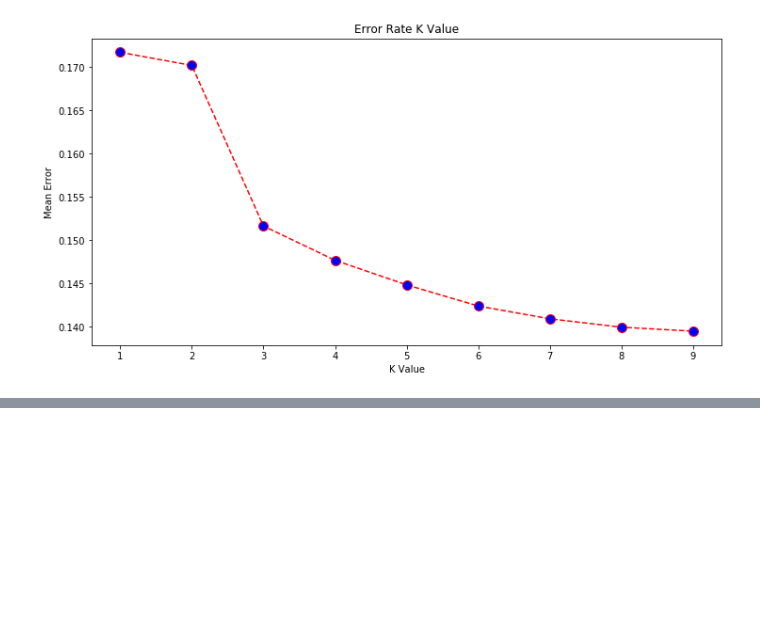
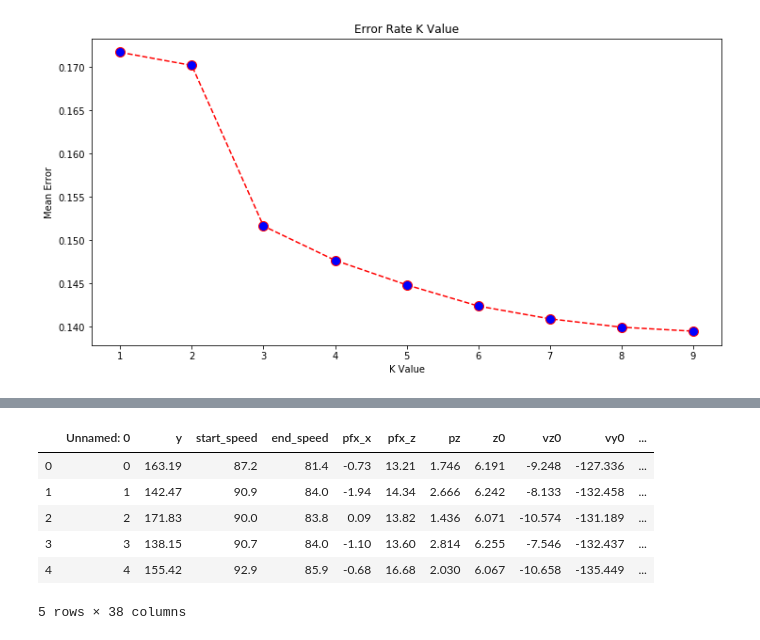
Before and after one commit to ayusharora99/Pitch_Classification, a Jupyter notebook: Modeling.ipynb, the cells around one changed output, grey strips where cells are left out. Saved outputs shown, nothing was run; the diff lists cells and outputs as text; code cells hidden in the pictures; blank space fills up the shorter version.

```diff
--- a/Modeling.ipynb
+++ b/Modeling.ipynb
@@ -247,0 +315,10 @@ Text(0, 0.5, 'Mean Error')
+# %%
+result.head()
+# %% [output]
+|  | Unnamed: 0 | y | start_speed | end_speed | pfx_x | pfx_z | pz | z0 | vz0 | vy0 | ... |
+| 0 | 0 | 163.19 | 87.2 | 81.4 | -0.73 | 13.21 | 1.746 | 6.191 | -9.248 | -127.336 | ... |
+| 1 | 1 | 142.47 | 90.9 | 84.0 | -1.94 | 14.34 | 2.666 | 6.242 | -8.133 | -132.458 | ... |
+| 2 | 2 | 171.83 | 90.0 | 83.8 | 0.09 | 13.82 | 1.436 | 6.071 | -10.574 | -131.189 | ... |
+| 3 | 3 | 138.15 | 90.7 | 84.0 | -1.10 | 13.60 | 2.814 | 6.255 | -7.546 | -132.437 | ... |
+| 4 | 4 | 155.42 | 92.9 | 85.9 | -0.68 | 16.68 | 2.030 | 6.067 | -10.658 | -135.449 | ... |
+5 rows × 38 columns
```
Also changed, not shown: parts of 9 cells of this notebook, 1 other file.
